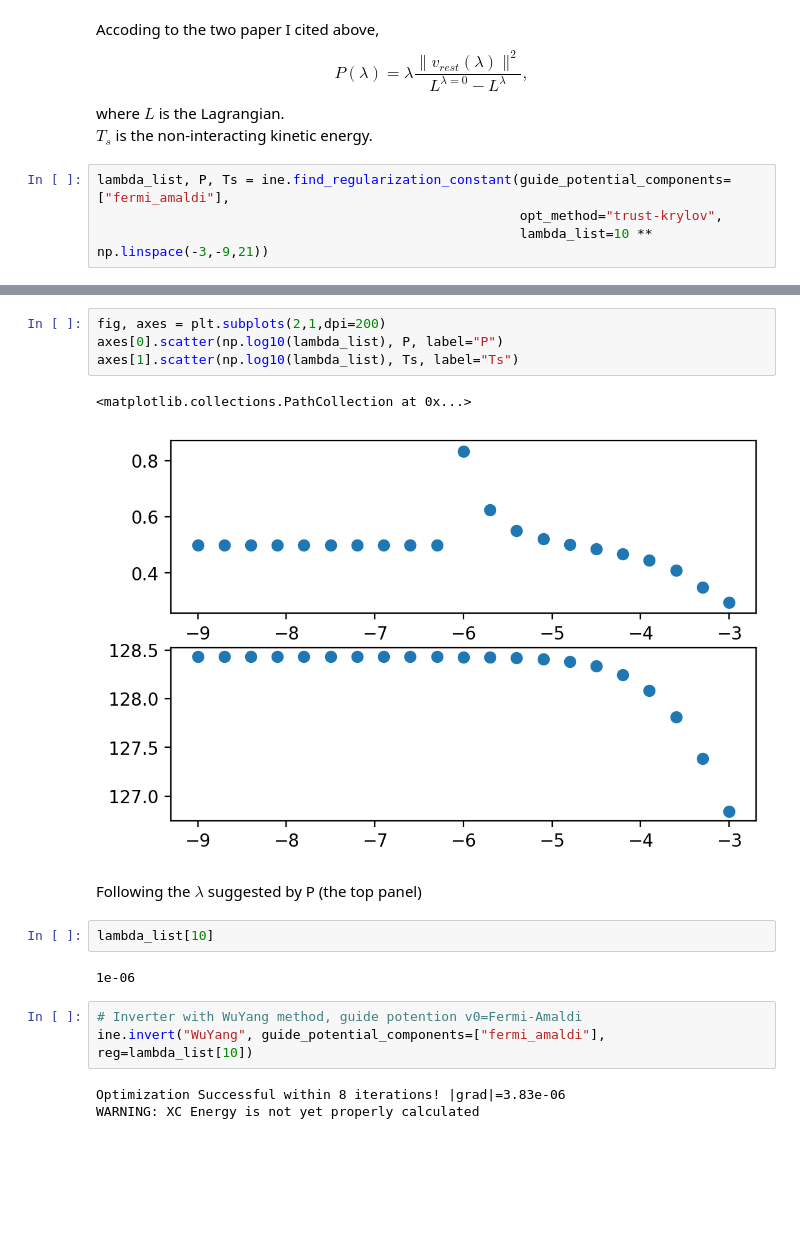
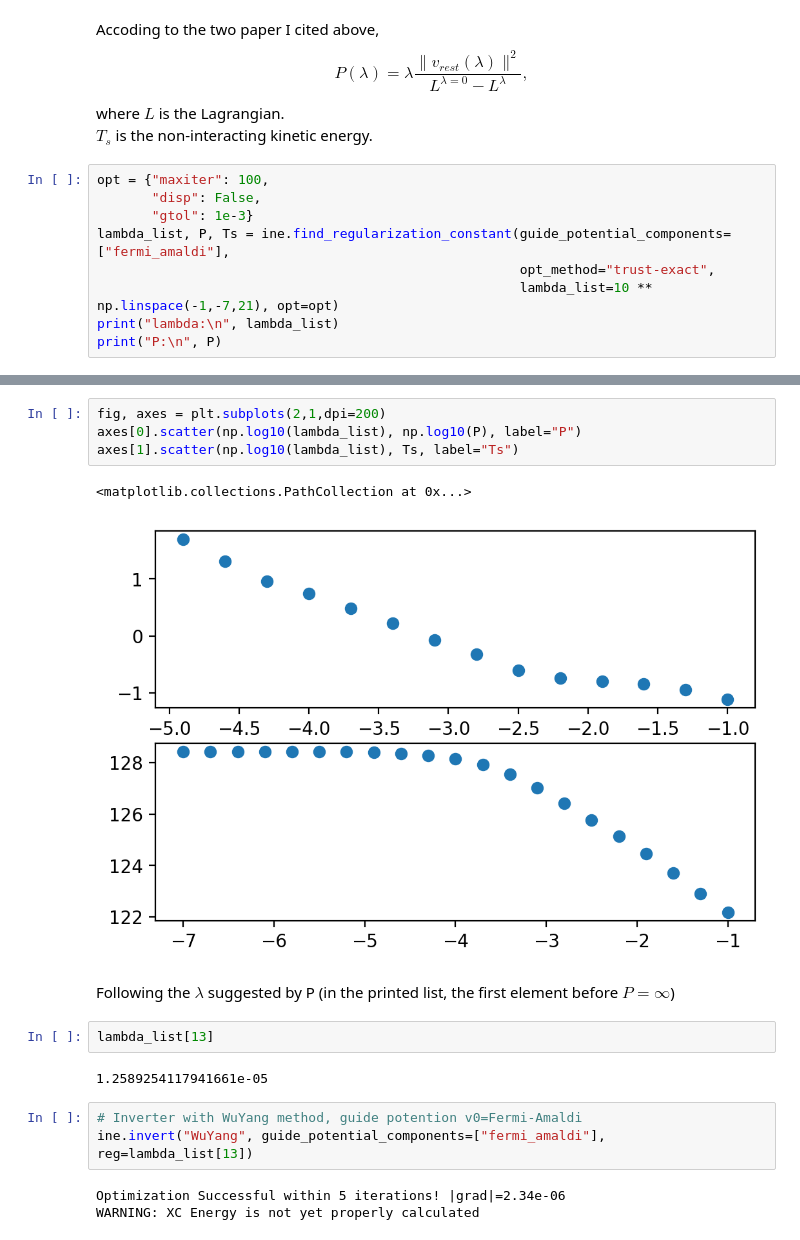
Before and after one commit to wasserman-group/n2v_examples, a Jupyter notebook: WuYang/Regularization.ipynb, the cells around one changed output, grey strips where cells are left out. Saved outputs shown, nothing was run; the diff lists cells and outputs as text; blank space fills up the shorter version.

```diff
--- a/WuYang/Regularization.ipynb
+++ b/WuYang/Regularization.ipynb
@@ -59,6 +59,11 @@ $$
 where $L$ is the Lagrangian.\
 $T_s$ is the non-interacting kinetic energy.
 # %%
+opt = {"maxiter": 100,
+       "disp": False,
+       "gtol": 1e-3}
 lambda_list, P, Ts = ine.find_regularization_constant(guide_potential_components=["fermi_amaldi"],
-                                                      opt_method="trust-krylov",
-                                                      lambda_list=10 ** np.linspace(-3,-9,21))
+                                                      opt_method="trust-exact",
+                                                      lambda_list=10 ** np.linspace(-1,-7,21), opt=opt)
+print("lambda:\n", lambda_list)
+print("P:\n", P)
@@ -65,20 +83,20 @@ lambda_list, P, Ts = ine.find_regularization_constant(guide_potential_components
 # %%
 fig, axes = plt.subplots(2,1,dpi=200)
-axes[0].scatter(np.log10(lambda_list), P, label="P")
+axes[0].scatter(np.log10(lambda_list), np.log10(P), label="P")
 axes[1].scatter(np.log10(lambda_list), Ts, label="Ts")
 # %% [output]
 <matplotlib.collections.PathCollection at 0x...>
-[figure, old version]
+[figure, new version]
 # %% [markdown]
-Following the $\lambda$ suggested by P (the top panel)
+Following the $\lambda$ suggested by P (in the printed list, the first element before $P=\infty$)
 # %%
-lambda_list[10]
+lambda_list[13]
 # %% [output]
-1e-06
+1.2589254117941661e-05
 # %%
 # Inverter with WuYang method, guide potention v0=Fermi-Amaldi
-ine.invert("WuYang", guide_potential_components=["fermi_amaldi"], reg=lambda_list[10])
+ine.invert("WuYang", guide_potential_components=["fermi_amaldi"], reg=lambda_list[13])
 # %% [output]
-Optimization Successful within 8 iterations! |grad|=3.83e-06
+Optimization Successful within 5 iterations! |grad|=2.34e-06
 WARNING: XC Energy is not yet properly calculated
 # %%
```
Also changed, not shown: parts of 10 cells of this notebook, 1 other file.
